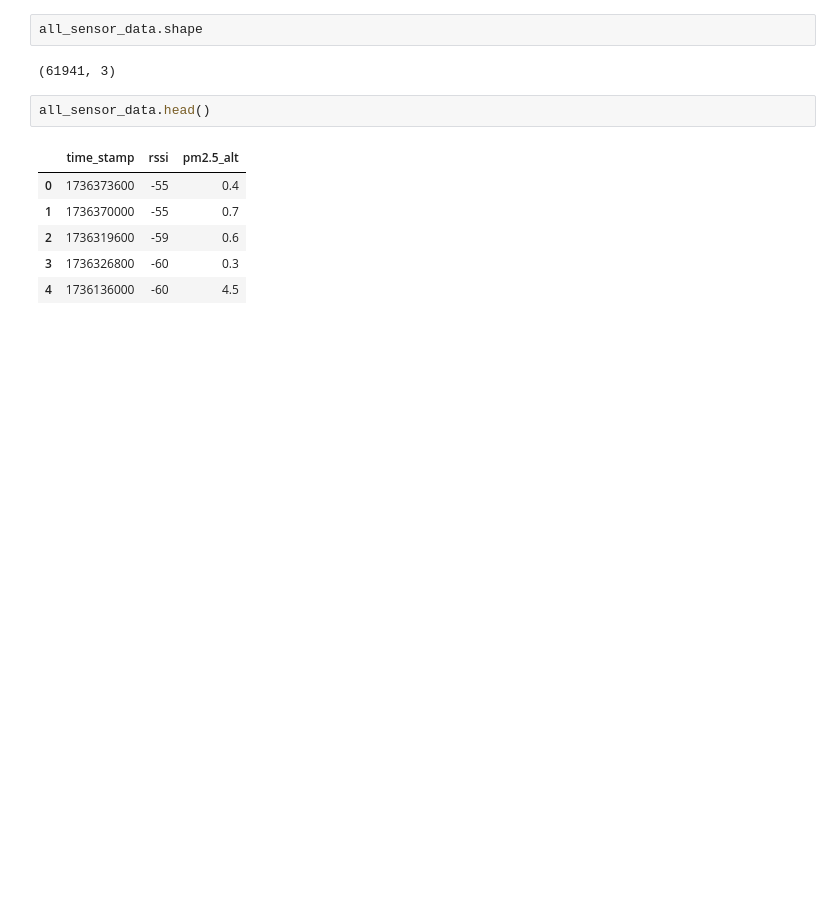
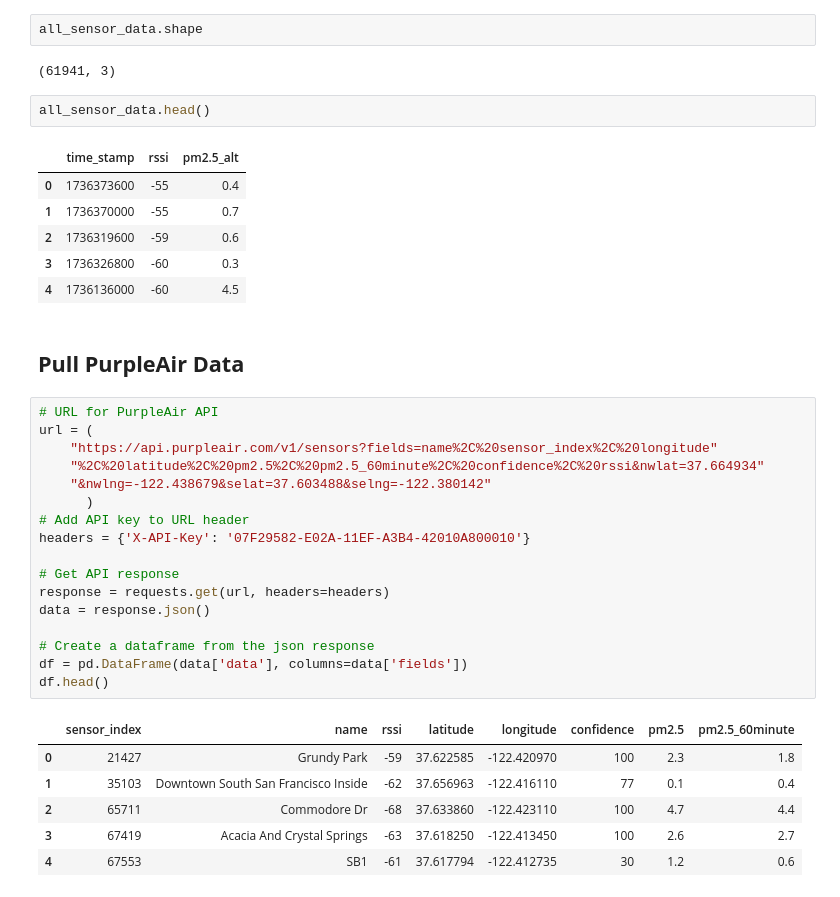
Before and after one commit to macks26/rise-south-city-dashboard, a Jupyter notebook: code/clarity.ipynb, the cells around one changed output. Drawn from its saved outputs; the diff is of its cells as text; blank space fills up the shorter version.

```diff
--- a/code/clarity.ipynb
+++ b/code/clarity.ipynb
@@ -605,3 +603,29 @@ all_sensor_data.head()
 | 2 | 1736319600 | -59 | 0.6 |
 | 3 | 1736326800 | -60 | 0.3 |
 | 4 | 1736136000 | -60 | 4.5 |
+# %% [markdown]
+## **Pull PurpleAir Data**
+# %%
+# URL for PurpleAir API
+url = (
+    "https://api.purpleair.com/v1/sensors?fields=name%2C%20sensor_index%2C%20longitude"
+    "%2C%20latitude%2C%20pm2.5%2C%20pm2.5_60minute%2C%20confidence%2C%20rssi&nwlat=37.664934"
+    "&nwlng=-122.438679&selat=37.603488&selng=-122.380142"
+      )
+# Add API key to URL header
+headers = {'X-API-Key': '07F29582-E02A-11EF-A3B4-42010A800010'}
+
+# Get API response
+response = requests.get(url, headers=headers)
+data = response.json()
+
+# Create a dataframe from the json response
+df = pd.DataFrame(data['data'], columns=data['fields'])
+df.head()
+# %% [output]
+|  | sensor_index | name | rssi | latitude | longitude | confidence | pm2.5 | pm2.5_60minute |
+| 0 | 21427 | Grundy Park | -59 | 37.622585 | -122.420970 | 100 | 2.3 | 1.8 |
+| 1 | 35103 | Downtown South San Francisco Inside | -62 | 37.656963 | -122.416110 | 77 | 0.1 | 0.4 |
+| 2 | 65711 | Commodore Dr | -68 | 37.633860 | -122.423110 | 100 | 4.7 | 4.4 |
+| 3 | 67419 | Acacia And Crystal Springs | -63 | 37.618250 | -122.413450 | 100 | 2.6 | 2.7 |
+| 4 | 67553 | SB1 | -61 | 37.617794 | -122.412735 | 30 | 1.2 | 0.6 |
```
Also changed, not shown: parts of 6 cells of this notebook, 3 other files.
